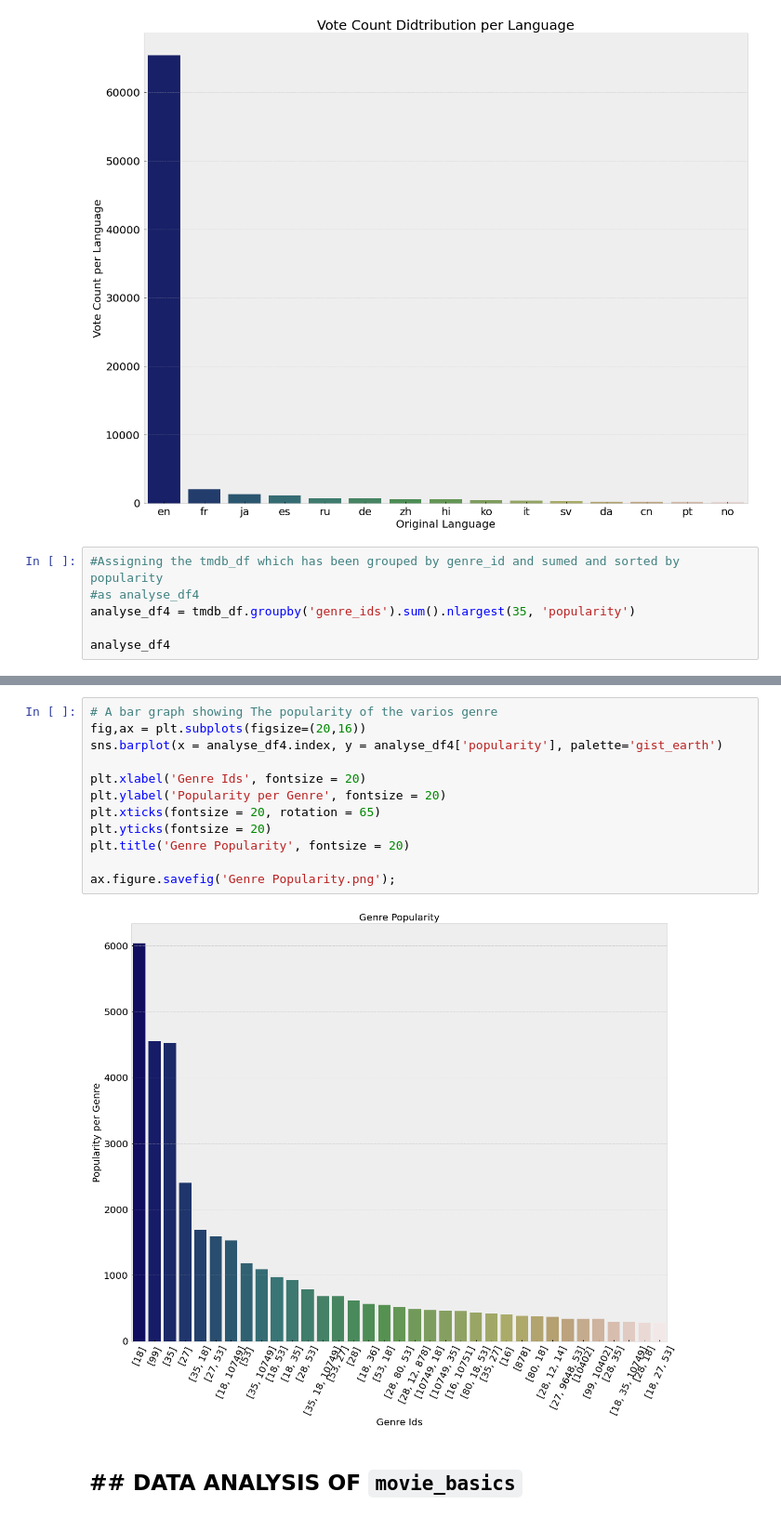
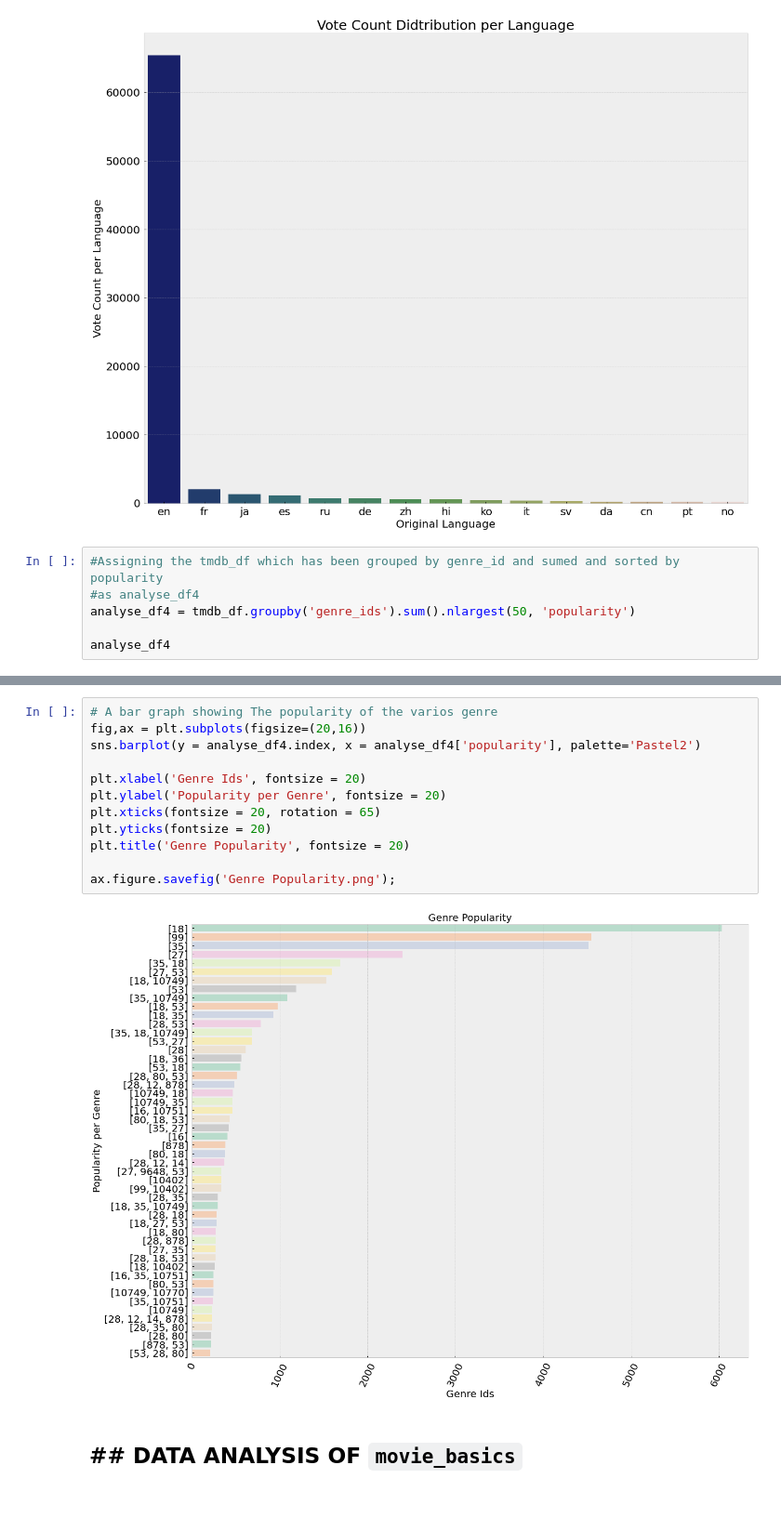
Before and after one commit to K1nyash/Phase_1-Project-Movie_Analysis, a Jupyter notebook: Movie_Project.ipynb, the cells around one changed output, grey strips where cells are left out. Shown at 93% size. Saved outputs shown, nothing was run; the diff lists cells and outputs as text.

````diff
--- a/Movie_Project.ipynb
+++ b/Movie_Project.ipynb
@@ -1668,7 +1687,7 @@ ax.figure.savefig('Vote Count Didtribution per Language');
 # %%
 #Assigning the tmdb_df which has been grouped by genre_id and sumed and sorted by popularity
 #as analyse_df4
-analyse_df4 = tmdb_df.groupby('genre_ids').sum().nlargest(35, 'popularity')
+analyse_df4 = tmdb_df.groupby('genre_ids').sum().nlargest(50, 'popularity')
 
 analyse_df4
 # %% [output]
@@ -1693,17 +1712,17 @@ analyse_df4
 # %%
 # A bar graph showing The popularity of the varios genre
 fig,ax = plt.subplots(figsize=(20,16))
-sns.barplot(x = analyse_df4.index, y = analyse_df4['popularity'], palette='gist_earth')
+sns.barplot(y = analyse_df4.index, x = analyse_df4['popularity'], palette='Pastel2')
 
 plt.xlabel('Genre Ids', fontsize = 20)
 plt.ylabel('Popularity per Genre', fontsize = 20)
 plt.xticks(fontsize = 20, rotation = 65)
 plt.yticks(fontsize = 20)
 plt.title('Genre Popularity', fontsize = 20)
 
 ax.figure.savefig('Genre Popularity.png');
 # %% [output]
-[figure, old version]
+[figure, new version]
 # %% [markdown]
 ## ## DATA ANALYSIS OF ```movie_basics```
 # %%
````
Also changed, not shown: parts of 13 cells of this notebook, 2 other files.
